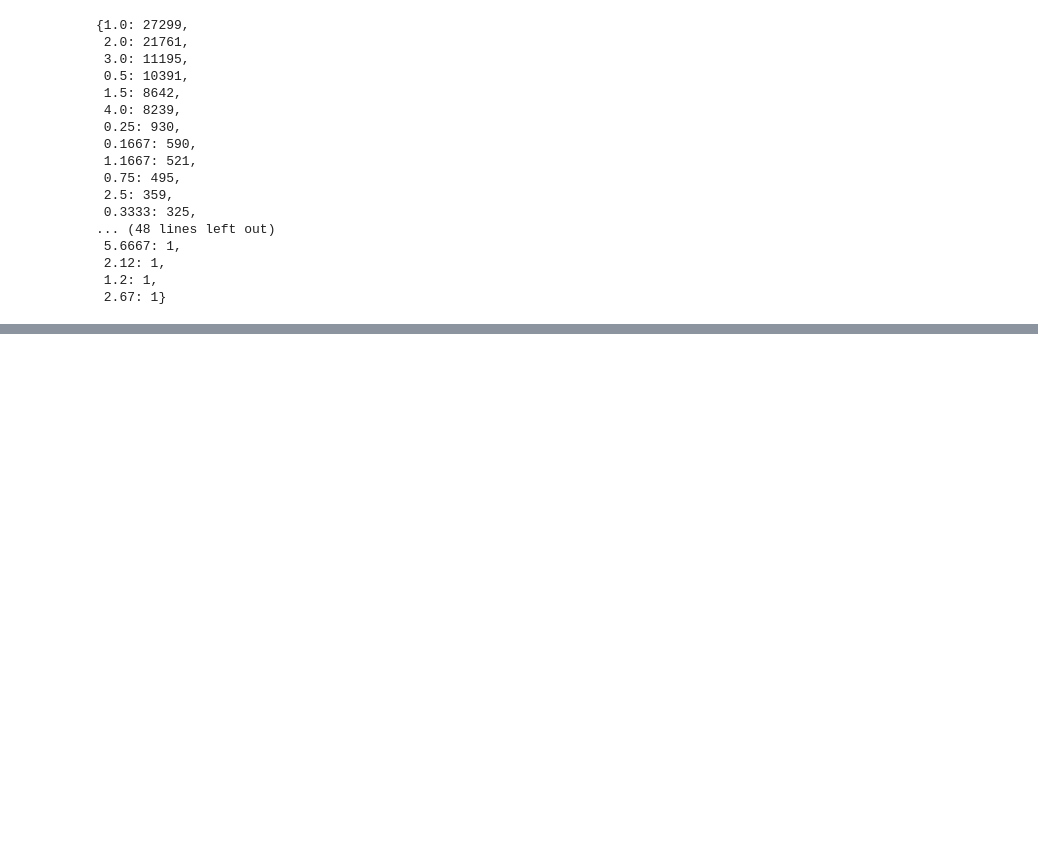
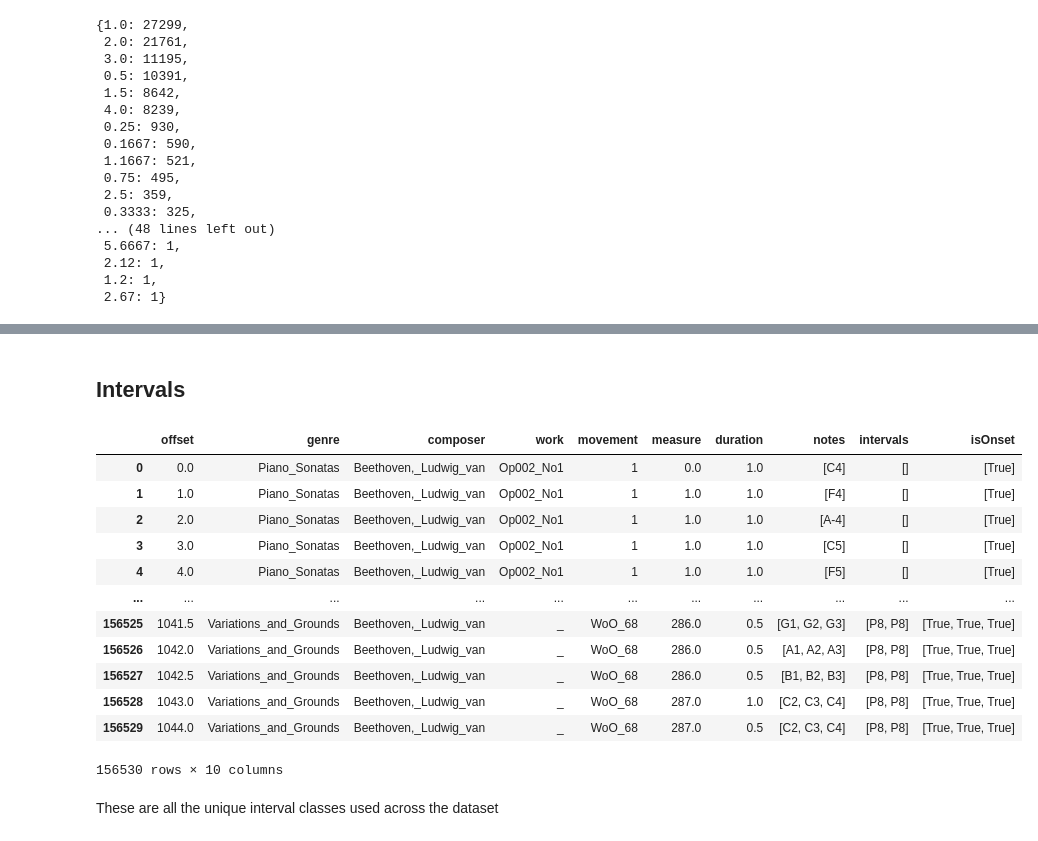
Before and after one commit to napulen/AugmentedNet, a Jupyter notebook: DataExploration.ipynb, the cells around one changed output, grey strips where cells are left out. Cells and saved outputs as stored; diff of their text form; code cells hidden in the pictures; blank space fills up the shorter version.

Commit message:
Adding interval stuff to DataExploration

```diff
--- a/DataExploration.ipynb
+++ b/DataExploration.ipynb
@@ -350,0 +401,30 @@ d
+# %%
+import pandas as pd
+import music21
+import seaborn as sns
+import matplotlib.pyplot as plt
+from collections import Counter
+pd.set_option('display.max_rows', 6000)
+# %%
+dfAll = pd.DataFrame({
+    'offset': [],
+    'genre': [],
+    'composer': [],
+    'work': [],
+    'movement': [],
+    'measure': [],
+    'duration': [],
+    'notes': [],
+    'intervals': [],
+})
+for annotation, score in ANNOTATIONSCOREMAP.items():
+    print(score)
+    _, _, genre, composer, work, movement, _ = annotation.split('/')
+    s = music21.converter.parse(score, format="romantext")
+    df = _initialDataFrame(s)
+    df['genre'] = genre
+    df['composer'] = composer
+    df['work'] = work
+    df['movement'] = movement
+    df['offset'] = df.index
+    dfAll = dfAll.append(df, ignore_index=True)
@@ -350,0 +450,18 @@ d
+# %% [markdown]
+## Intervals
+# %%
+dfAll
+# %% [output]
+|  | offset | genre | composer | work | movement | measure | duration | notes | intervals | isOnset |
+| 0 | 0.0 | Piano_Sonatas | Beethoven,_Ludwig_van | Op002_No1 | 1 | 0.0 | 1.0 | [C4] | [] | [True] |
+| 1 | 1.0 | Piano_Sonatas | Beethoven,_Ludwig_van | Op002_No1 | 1 | 1.0 | 1.0 | [F4] | [] | [True] |
+| 2 | 2.0 | Piano_Sonatas | Beethoven,_Ludwig_van | Op002_No1 | 1 | 1.0 | 1.0 | [A-4] | [] | [True] |
+| 3 | 3.0 | Piano_Sonatas | Beethoven,_Ludwig_van | Op002_No1 | 1 | 1.0 | 1.0 | [C5] | [] | [True] |
+| 4 | 4.0 | Piano_Sonatas | Beethoven,_Ludwig_van | Op002_No1 | 1 | 1.0 | 1.0 | [F5] | [] | [True] |
+| ... | ... | ... | ... | ... | ... | ... | ... | ... | ... | ... |
+| 156525 | 1041.5 | Variations_and_Grounds | Beethoven,_Ludwig_van | _ | WoO_68 | 286.0 | 0.5 | [G1, G2, G3] | [P8, P8] | [True, True, True] |
+| 156526 | 1042.0 | Variations_and_Grounds | Beethoven,_Ludwig_van | _ | WoO_68 | 286.0 | 0.5 | [A1, A2, A3] | [P8, P8] | [True, True, True] |
+| 156527 | 1042.5 | Variations_and_Grounds | Beethoven,_Ludwig_van | _ | WoO_68 | 286.0 | 0.5 | [B1, B2, B3] | [P8, P8] | [True, True, True] |
+| 156528 | 1043.0 | Variations_and_Grounds | Beethoven,_Ludwig_van | _ | WoO_68 | 287.0 | 1.0 | [C2, C3, C4] | [P8, P8] | [True, True, True] |
+| 156529 | 1044.0 | Variations_and_Grounds | Beethoven,_Ludwig_van | _ | WoO_68 | 287.0 | 0.5 | [C2, C3, C4] | [P8, P8] | [True, True, True] |
+156530 rows × 10 columns
@@ -350,0 +475,2 @@ d
+# %% [markdown]
+These are all the unique interval classes used across the dataset
```
Also changed, not shown: parts of 17 cells of this notebook.
